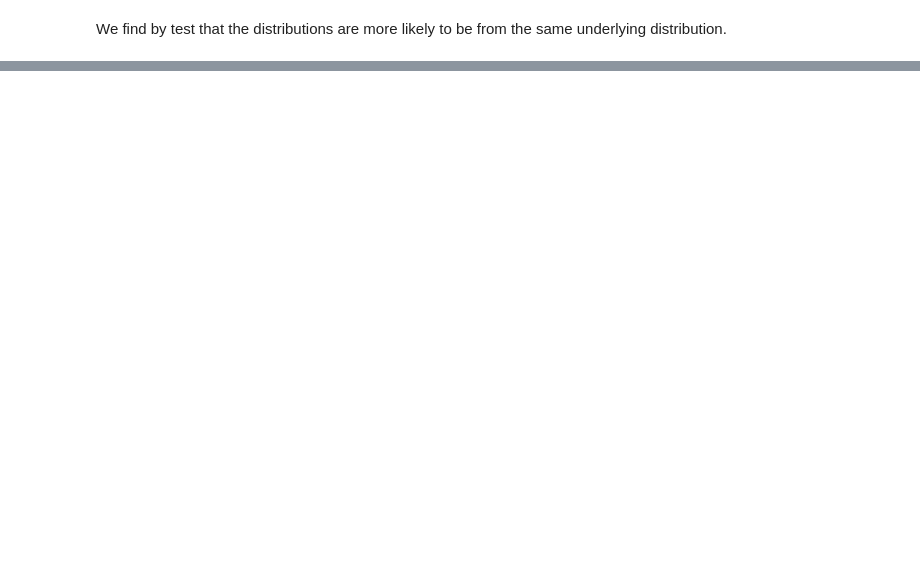
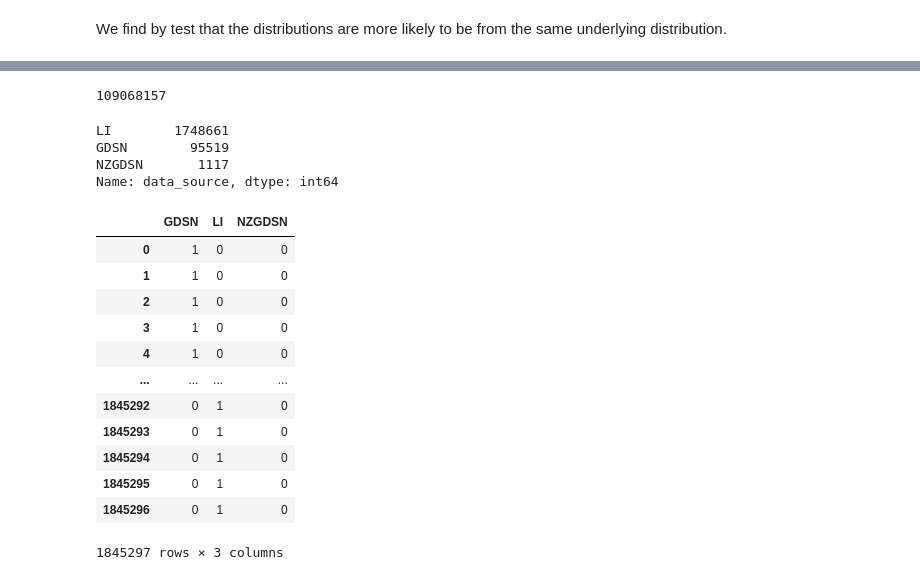
Before and after one commit to alexander-jensen/FDA-Data-Analysis, a Jupyter notebook: Branded Food Initial Data Analysis.ipynb, the cells around one changed output, grey strips where cells are left out. Saved outputs shown, nothing was run; the diff lists cells and outputs as text; code cells hidden in the pictures; blank space fills up the shorter version.

```diff
--- a/Branded Food Initial Data Analysis.ipynb
+++ b/Branded Food Initial Data Analysis.ipynb
@@ -484,0 +603,27 @@ NameError: name 'g_food_no_outlier' is not defined
+# %%
+branded_food.data_source.memory_usage(deep=True)
+# %% [output]
+109068157
+# %%
+branded_food.data_source.value_counts() # Easily one-hot encodeable into possibly three different categories
+# %% [output]
+LI        1748661
+GDSN        95519
+NZGDSN       1117
+Name: data_source, dtype: int64
+# %%
+pd.get_dummies(branded_food.data_source) # One hot encodes easily
+# %% [output]
+|  | GDSN | LI | NZGDSN |
+| 0 | 1 | 0 | 0 |
+| 1 | 1 | 0 | 0 |
+| 2 | 1 | 0 | 0 |
+| 3 | 1 | 0 | 0 |
+| 4 | 1 | 0 | 0 |
+| ... | ... | ... | ... |
+| 1845292 | 0 | 1 | 0 |
+| 1845293 | 0 | 1 | 0 |
+| 1845294 | 0 | 1 | 0 |
+| 1845295 | 0 | 1 | 0 |
+| 1845296 | 0 | 1 | 0 |
+1845297 rows × 3 columns
```
Also changed, not shown: parts of 36 cells of this notebook.
